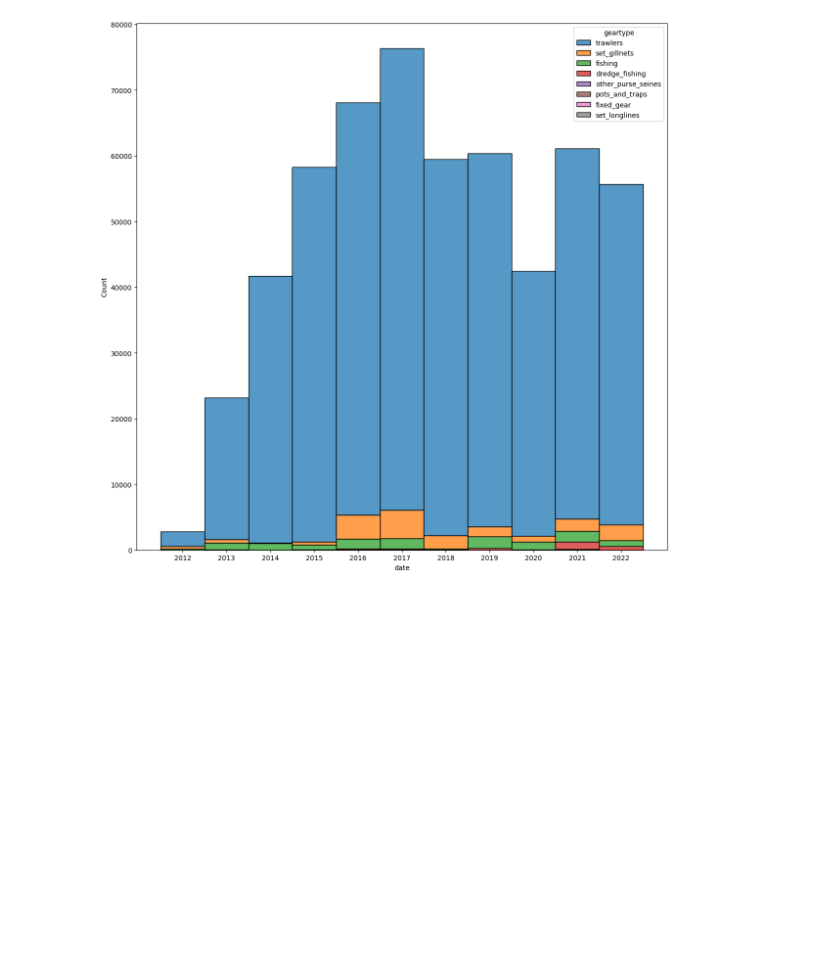
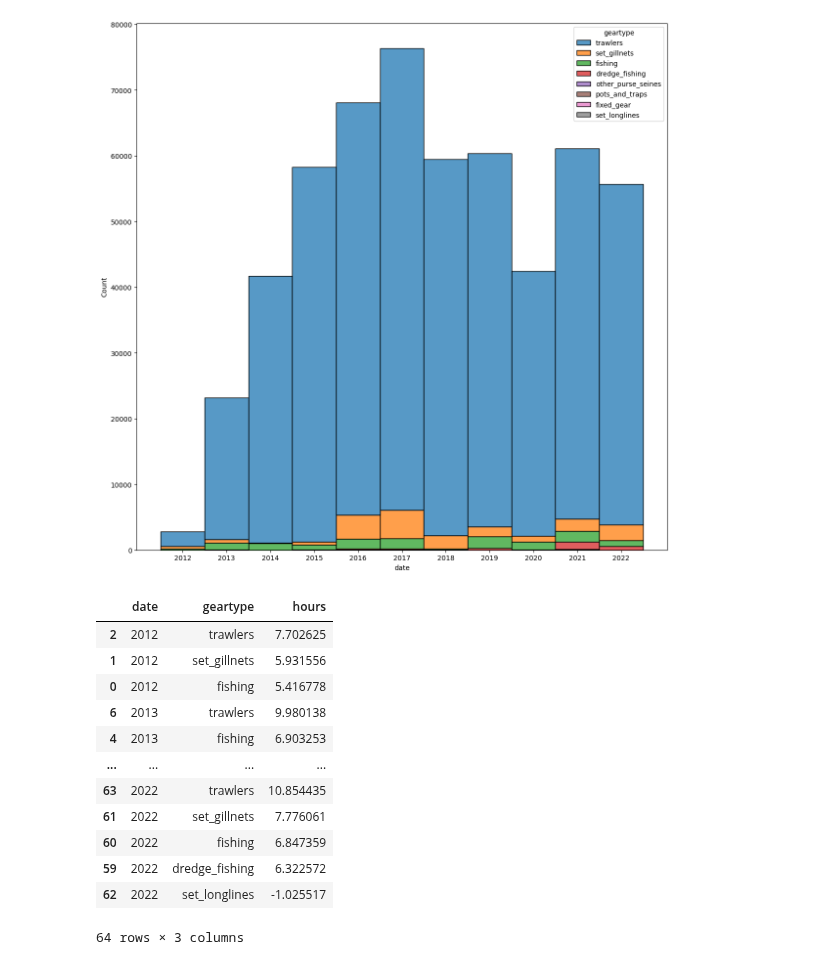
Before and after one commit to d2gex/fishery-analysis, a Jupyter notebook: src/firth_clyde_fishing_effort.ipynb, the cells around one changed output. Drawn from its saved outputs; the diff is of its cells as text; code cells hidden in the pictures; blank space fills up the shorter version.

Commit message:
Add all fishing gears' logarithm report

```diff
--- a/src/firth_clyde_fishing_effort.ipynb
+++ b/src/firth_clyde_fishing_effort.ipynb
@@ -121,3 +121,22 @@ ax = sns.histplot(stack_barplot_df, x='date', hue='geartype', weights='hours',
              multiple='stack')
 # %% [output]
 [figure]
+# %%
+scatter_line_plot_df = stack_barplot_df.copy()
+scatter_line_plot_df.loc[scatter_line_plot_df["hours"] <= 0, "hours"] = 10 ** -10
+scatter_line_plot_df = scatter_line_plot_df.assign (hours=np.log(scatter_line_plot_df["hours"]))
+scatter_line_plot_df
+# %% [output]
+|  | date | geartype | hours |
+| 2 | 2012 | trawlers | 7.702625 |
+| 1 | 2012 | set_gillnets | 5.931556 |
+| 0 | 2012 | fishing | 5.416778 |
+| 6 | 2013 | trawlers | 9.980138 |
+| 4 | 2013 | fishing | 6.903253 |
+| ... | ... | ... | ... |
+| 63 | 2022 | trawlers | 10.854435 |
+| 61 | 2022 | set_gillnets | 7.776061 |
+| 60 | 2022 | fishing | 6.847359 |
+| 59 | 2022 | dredge_fishing | 6.322572 |
+| 62 | 2022 | set_longlines | -1.025517 |
+64 rows × 3 columns
```
Also changed, not shown: parts of 1 cell of this notebook.
